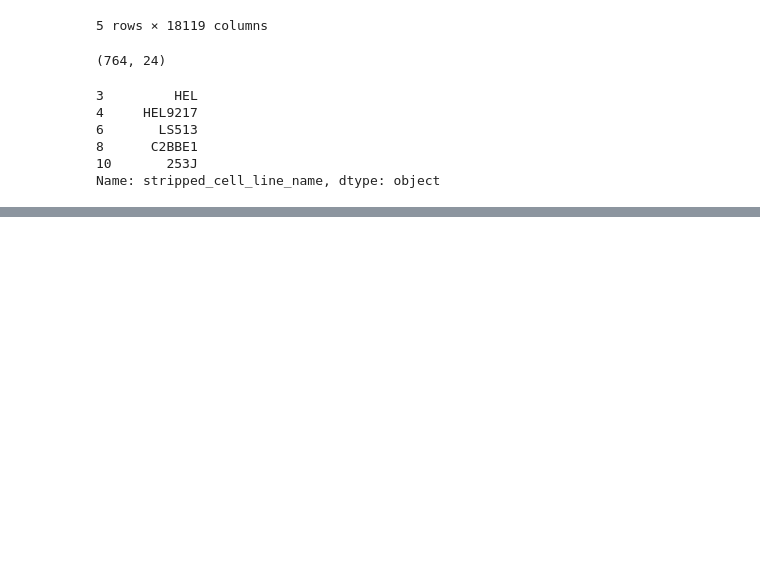
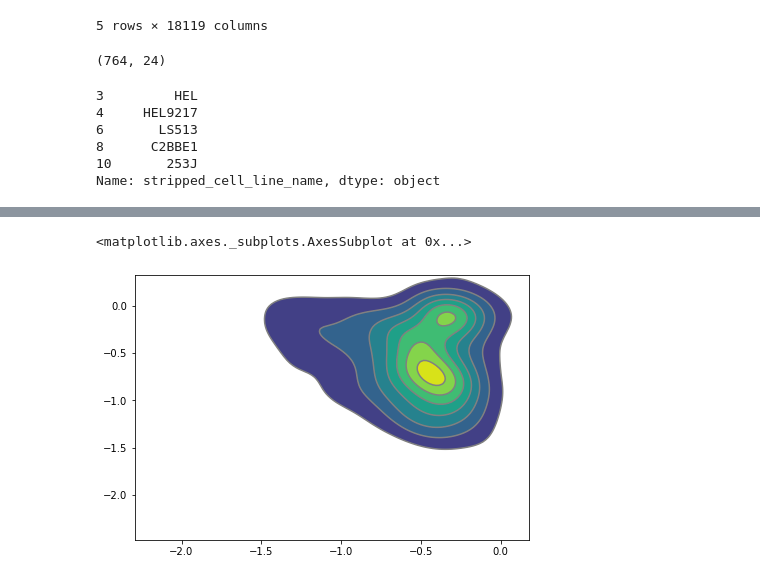
Before and after one commit to lannwal/projectlab, a Jupyter notebook: DataDash.ipynb, the cells around one changed output, grey strips where cells are left out. Cells and saved outputs as stored; diff of their text form; code cells hidden in the pictures; blank space fills up the shorter version.

```diff
--- a/DataDash.ipynb
+++ b/DataDash.ipynb
@@ -1500,0 +1512,5 @@ def get_prd_and_sub(pair):
+# %%
+az.plot_kde(allGenes['CDK4'],allGenes['CDK6'])
+# %% [output]
+<matplotlib.axes._subplots.AxesSubplot at 0x...>
+[figure, added]
```
Also changed, not shown: parts of 7 cells of this notebook.
